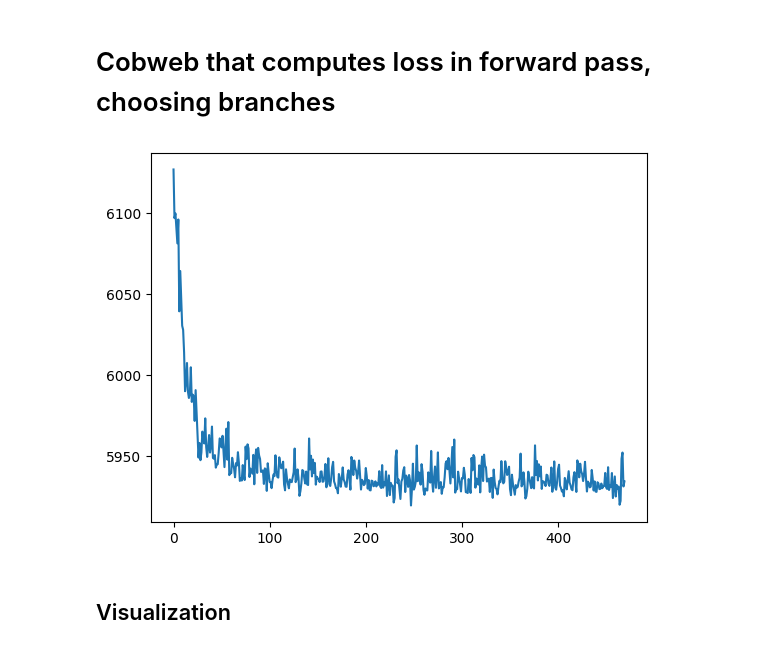
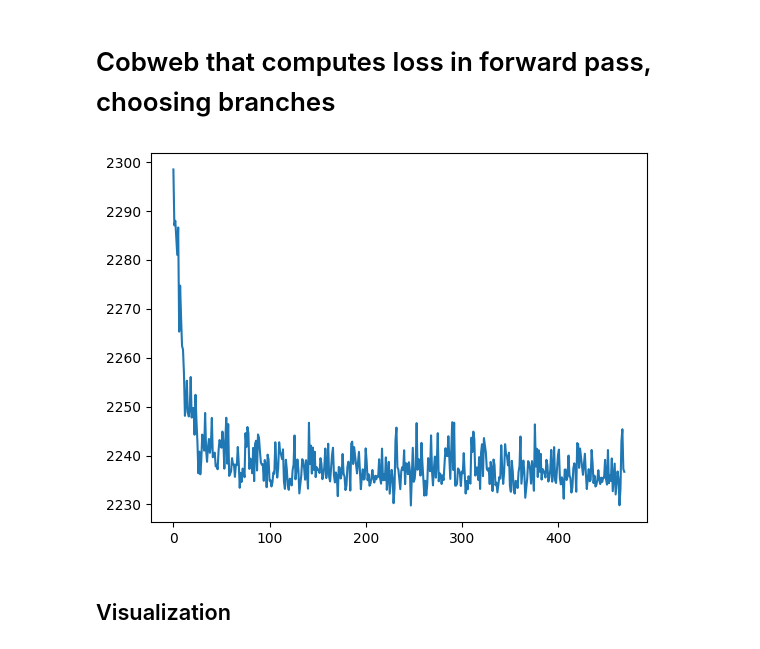
Before and after one commit to Teachable-AI-Lab/cobweb-nn, a Jupyter notebook: cobwebNN-disc.ipynb, the cells around one changed output. Cells and saved outputs as stored; diff of their text form; code cells hidden in the pictures.

```diff
--- a/cobwebNN-disc.ipynb
+++ b/cobwebNN-disc.ipynb
@@ -285,6 +285,7 @@ class CobwebNNTree(nn.Module):
         B = x.size(0)
 
         layer_mu, layer_logits_pi, layer_logits_label = self.layer_mu_and_logits()
+        layer_ll_c_given_x = []
 
         loss = torch.tensor(0.0)
 
@@ -303,6 +304,7 @@ class CobwebNNTree(nn.Module):
                 ll_c_given_x = torch.nn.functional.log_softmax(ll_c + components.log_prob(x.unsqueeze(1)) + log_labels, dim=-1)
             else:
                 ll_c_given_x = torch.nn.functional.log_softmax(ll_c + components.log_prob(x.unsqueeze(1)), dim=-1)
+            layer_ll_c_given_x.append(ll_c_given_x)
 
         prob_c = torch.nn.functional.gumbel_softmax(ll_c_given_x, tau=self.tau, hard=hard, dim=-1)
 
@@ -318,15 +320,17 @@ class CobwebNNTree(nn.Module):
             if prob_c.size(-1) > 1:
                 prob_c = prob_c.reshape(B, -1, self.branch_factor).sum(dim=-1)
 
-        return untils.ModelOutput(loss=loss)
+        return untils.ModelOutput(loss=loss, debug_info={'layer_logits_labels': layer_logits_label,
+                                                         'layer_logits_pi': layer_logits_pi,
+                                                         'layer_ll_c_given_x': layer_ll_c_given_x})
 
-n_layers = 6
+n_layers = 12
 model = CobwebNNTree(n_layers=n_layers, n_classes=10, branch_factor=2, n_features=28*28, tau=1.)
 # model = CobwebSparse(n_layers=n_layers, branch_factor=2, n_input=64).to('cuda')
 
 model.to('cpu')
 optimizer = optim.Adam(model.parameters(), lr=2e-2)
 
-untils.train_model(model, mnist_01_train, True, optimizer, epochs=2, hard=False, batch_size=256, show_loss=True,
+untils.train_model(model, mnist_01_train, True, optimizer, epochs=5, hard=False, batch_size=256, show_loss=True,
                    device='cpu', verbose=False, early_break=False)
 # %% [output]
@@ -458,42 +451,46 @@ class CobwebNNTree(nn.Module):
         B = x.size(0)
 
         layer_mu, layer_logits_pi, layer_logits_label = self.layer_mu_and_logits()
+        layer_ll_c_given_x = []
 
         loss = torch.tensor(0.0)
 
         ll_c_given_x = None
         for i, mu in enumerate(layer_mu):
             if ll_c_given_x is None:
                 ll_c_given_x = torch.zeros(B, 1).to(x.device)
             else:
                 ll_c_given_x = ll_c_given_x.unsqueeze(2).expand(-1, -1, self.branch_factor).reshape(B, -1)
 
             ll_c = (ll_c_given_x + layer_logits_pi[i]).log_softmax(dim=-1)
             components = torch.distributions.Independent(torch.distributions.normal.Normal(mu, torch.ones(mu.size(0), self.n_features)), 1)
             if y is not None:
                 y_one_hot = F.one_hot(y, num_classes=self.n_labels)
                 log_labels = (layer_logits_label[i].log_softmax(dim=-1).unsqueeze(0) * y_one_hot.unsqueeze(1)).sum(dim=-1)
                 ll_c_given_x = torch.nn.functional.log_softmax(ll_c + components.log_prob(x.unsqueeze(1)) + log_labels, dim=-1)
                 # ll_c_given_x = torch.nn.functional.gumbel_softmax(ll_c + components.log_prob(x.unsqueeze(1)) + log_labels, tau=self.tau, hard=hard, dim=-1).log()
                 loss -= ((components.log_prob(x.unsqueeze(1)) + log_labels)*ll_c_given_x.exp()).sum(dim=-1).mean()
             else:
                 ll_c_given_x = torch.nn.functional.log_softmax(ll_c + components.log_prob(x.unsqueeze(1)), dim=-1)
                 # ll_c_given_x = torch.nn.functional.gumbel_softmax(ll_c + components.log_prob(x.unsqueeze(1)), tau=self.tau, hard=hard, dim=-1).log()
                 loss -= ((components.log_prob(x.unsqueeze(1)))*ll_c_given_x.exp()).sum(dim=-1).mean()
+            layer_ll_c_given_x.append(ll_c_given_x)
 
-        return untils.ModelOutput(loss=loss, debug_info={'layer_logits': layer_logits_label})
+        return untils.ModelOutput(loss=loss, debug_info={'layer_logits_labels': layer_logits_label,
+                                                         'layer_logits_pi': layer_logits_pi,
+                                                         'layer_ll_c_given_x': layer_ll_c_given_x})
 
-n_layers = 6
-model = CobwebNNTree(n_layers=n_layers, branch_factor=2, n_features=28*28, tau=0.01)
+n_layers = 3
+model = CobwebNNTree(n_layers=n_layers, branch_factor=3, n_features=28*28, tau=0.01)
 # model = CobwebSparse(n_layers=n_layers, branch_factor=2, n_input=64).to('cuda')
 
 model.to('cpu')
 optimizer = optim.Adam(model.parameters(), lr=2e-2)
 
 untils.train_model(model, mnist_01_train, True, optimizer, epochs=2, hard=False, batch_size=256, show_loss=True,
                    device='cpu', verbose=False, early_break=False)
 # %% [output]
-[figure, old version]
+[figure, new version]
 # %% [markdown]
 ## Visualization
 # %%
```
Also changed, not shown: parts of 10 cells of this notebook.
